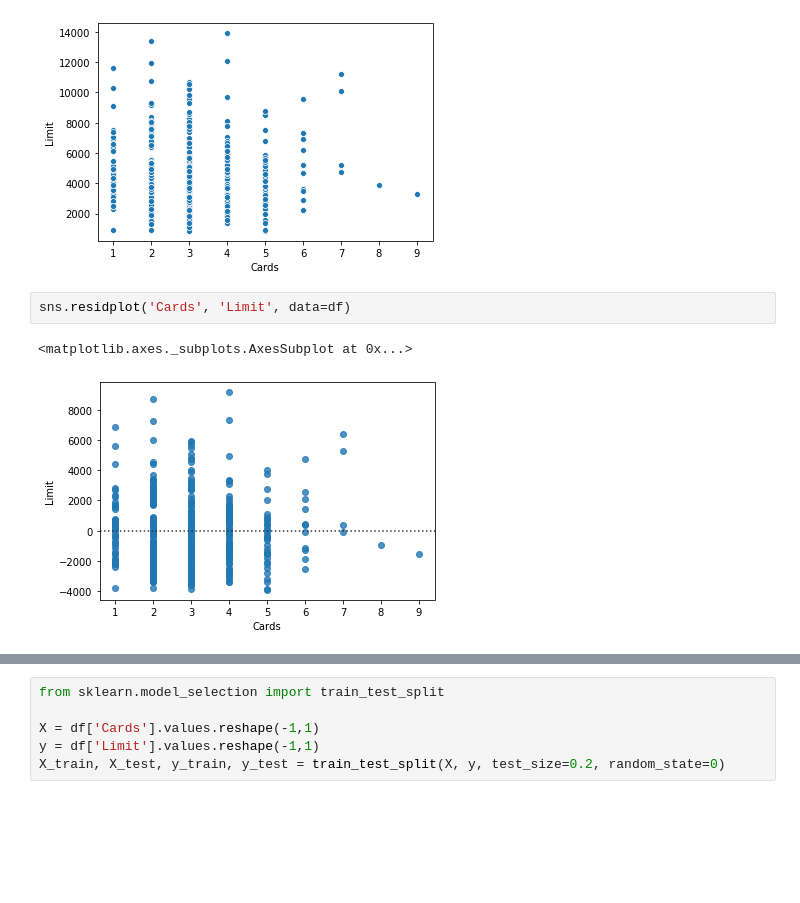
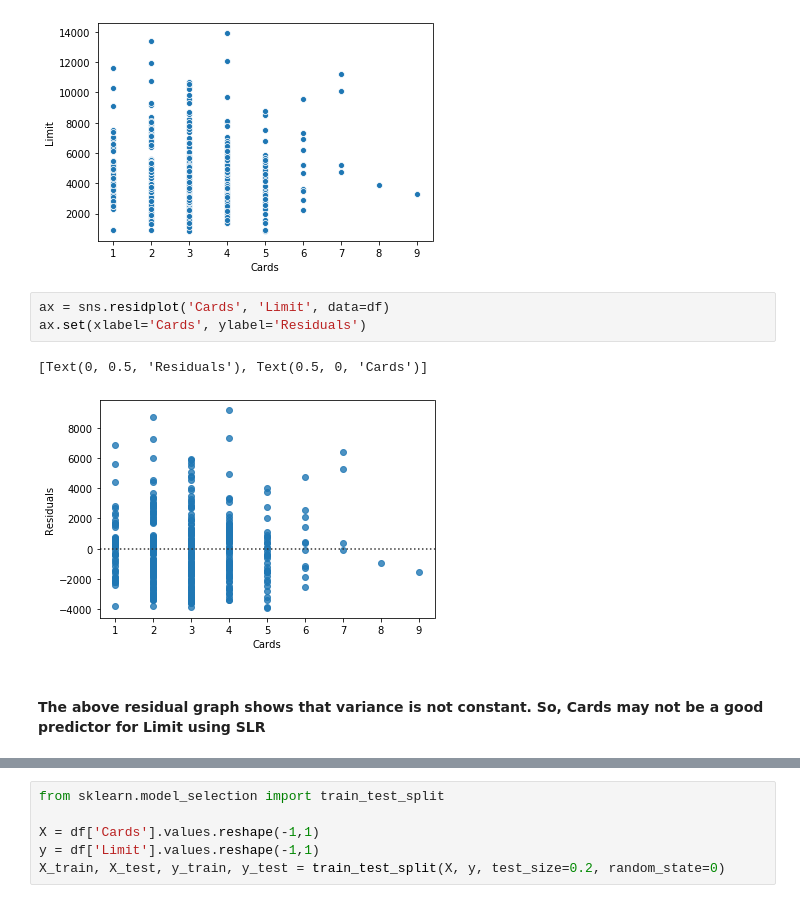
Before and after one commit to USF-CS-663-Spring-2020/lab-05-regression-radhaprashanthi, a Jupyter notebook: Credit.ipynb, the cells around one changed output, grey strips where cells are left out. Drawn from its saved outputs; the diff is of its cells as text; blank space fills up the shorter version.

```diff
--- a/Credit.ipynb
+++ b/Credit.ipynb
@@ -148,10 +141,13 @@ sns.scatterplot(x='Cards', y='Limit', data=df)
 <matplotlib.axes._subplots.AxesSubplot at 0x...>
 [figure]
 # %%
-sns.residplot('Cards', 'Limit', data=df)
+ax = sns.residplot('Cards', 'Limit', data=df)
+ax.set(xlabel='Cards', ylabel='Residuals')
 # %% [output]
-<matplotlib.axes._subplots.AxesSubplot at 0x...>
+[Text(0, 0.5, 'Residuals'), Text(0.5, 0, 'Cards')]
-[figure, old version]
+[figure, new version]
+# %% [markdown]
+#### The above residual graph shows that variance is not constant. So, Cards may not be a good predictor for Limit using SLR
 # %%
 from sklearn.linear_model import LinearRegression
 
```
Also changed, not shown: parts of 42 cells of this notebook.
